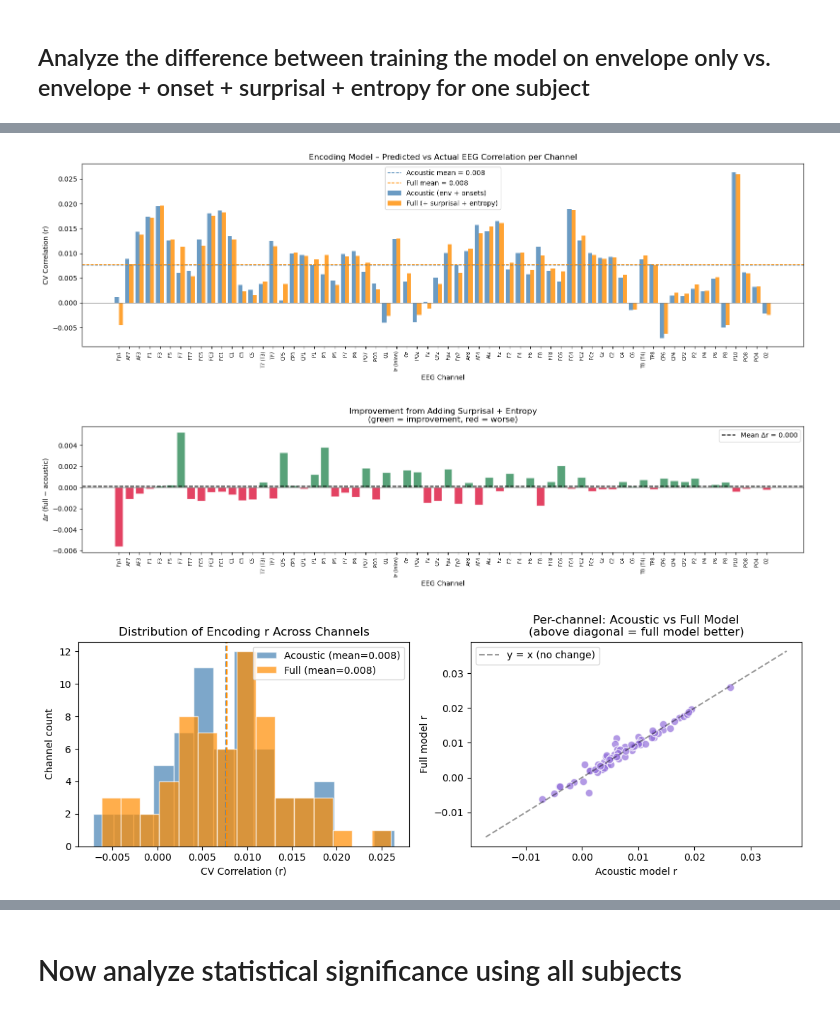
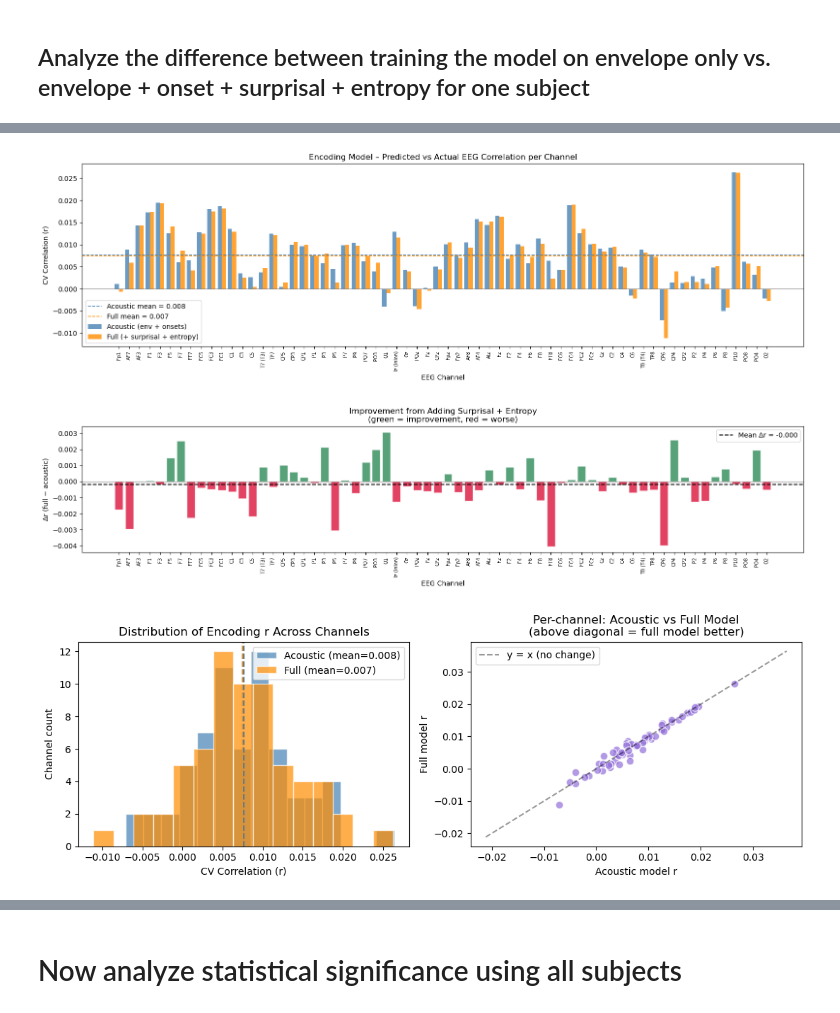
Before and after one commit to pereiraa10/musical-surprisal, a Jupyter notebook: TRF/avg_trf.ipynb, the cells around one changed output, grey strips where cells are left out. Cells and saved outputs as stored; diff of their text form; code cells hidden in the pictures.

```diff
--- a/TRF/avg_trf.ipynb
+++ b/TRF/avg_trf.ipynb
@@ -685,8 +667,8 @@ import numpy as np
 import matplotlib.pyplot as plt
 
 # ── 1. Load both pickle files ─────────────────────────────────────────────────
-data_acoustic = eelbrain.load.unpickle(f"pickles/encoding/Sub{subject_num}_['envelope', 'onsets']_all_data.pkl")
-data_full     = eelbrain.load.unpickle(f"pickles/encoding/Sub{subject_num}_['envelope', 'onsets', 'pitch_surprisal', 'pitch_entropy', 'onset_surprisal', 'onset_entropy']_all_data.pkl")
+data_acoustic = eelbrain.load.unpickle(f"pickles/encoding_22_03/Sub{subject_num}_['envelope', 'onsets']_acoustic_data.pkl")
+data_full     = eelbrain.load.unpickle(f"pickles/encoding_22_03/Sub{subject_num}_['envelope', 'onsets', 'pitch_surprisal', 'pitch_entropy', 'onset_surprisal', 'onset_entropy']_acoustic_music_data.pkl")
 
 trf_cv_acoustic = data_acoustic['trf_cv']
 trf_cv_full     = data_full['trf_cv']
@@ -780,6 +762,6 @@ Mean improvement (full - acoustic): 0.000
-[figure, old version]
+[figure, new version]
-[figure, old version]
+[figure, new version]
-[figure, old version]
+[figure, new version]
 # %%
 from scipy import stats
 
```
Also changed, not shown: parts of 12 cells of this notebook, 7 other files.
